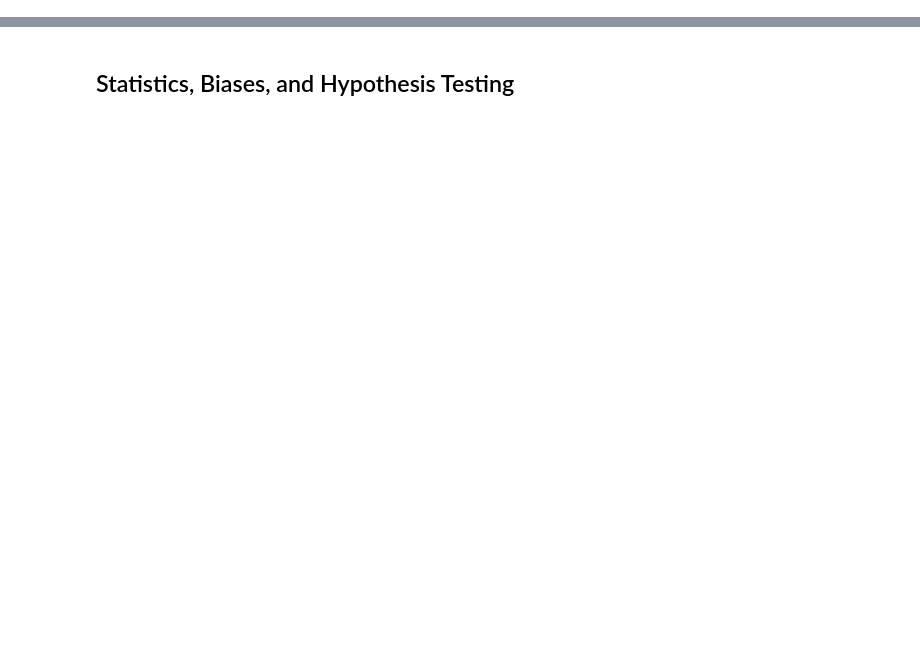
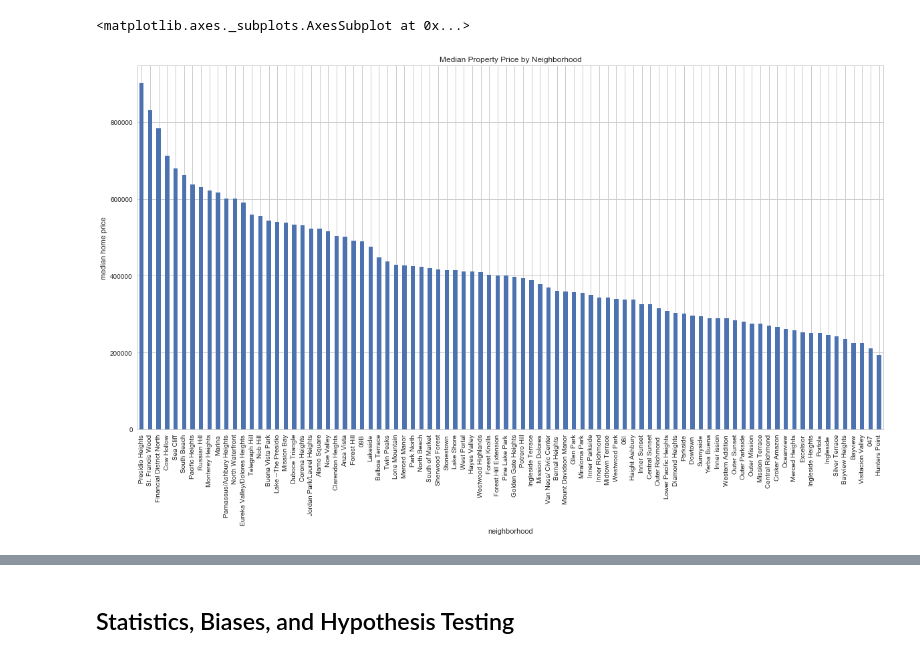
Before and after one commit to genzhao/dsi, a Jupyter notebook: project-3-sf-regression.ipynb, the cells around one changed output, grey strips where cells are left out. Cells and saved outputs as stored; diff of their text form; code cells hidden in the pictures; blank space fills up the shorter version.

```diff
--- a/project-3-sf-regression.ipynb
+++ b/project-3-sf-regression.ipynb
@@ -56,0 +51,23 @@ Alternatively, feel free to use any other interesting datasets that you may find
+# %%
+import pandas as pd
+import numpy as np
+import scipy as sp
+import scipy.stats
+import matplotlib.pyplot as plt
+import seaborn as sns
+from sklearn.linear_model import Ridge, Lasso, ElasticNet, LinearRegression, RidgeCV, LassoCV, ElasticNetCV
+from sklearn.cross_validation import cross_val_score
+from sklearn.cross_validation import train_test_split
+from sklearn.metrics import confusion_matrix
+import patsy
+from sklearn.preprocessing import StandardScaler
+from sklearn.model_selection import GridSearchCV
+from sklearn.metrics import mean_squared_error
+from sklearn import metrics
+sns.set_style('white')
+%matplotlib inline
+%config InlineBackend.figure_format = 'retina'
+sns.set(rc={"figure.figsize": (12, 12)})
+# %%
+ass = pd.read_csv('~/Desktop/gzdsi7/datasets/sf_assessor_value/assessor_value_cleaned.csv')
+ass_key = pd.read_csv('~/Desktop/gzdsi7/datasets/san_fran/assessor_office/assessor_neighborhood_key.csv')
@@ -56,0 +87,6 @@ Alternatively, feel free to use any other interesting datasets that you may find
+# %%
+for i, code in enumerate(ass_key.CODE.values):
+    if len(code) < 3:
+        ass_key.CODE[i] = "0"+ass_key.CODE[i]
+# %%
+ass['neighborhood'].replace(ass_key.set_index('CODE')['NEIGHBORHOOD'], inplace=True)
@@ -57,3 +102,11 @@ Alternatively, feel free to use any other interesting datasets that you may find
+# %%
+plt.figure(figsize=(20,10))
+plt.ylabel('median home price')
+plt.title('Median Property Price by Neighborhood')
+ass.groupby(['neighborhood'])['value'].median().sort_values(ascending=False).plot(kind='bar')
+# %% [output]
+<matplotlib.axes._subplots.AxesSubplot at 0x...>
+[figure, added]
 # %% [markdown]
 <img src="http://imgur.com/l5NasQj.png" style="float: left; margin: 25px 15px 0px 0px; height: 25px">
 
```
Also changed, not shown: parts of 57 cells of this notebook.
